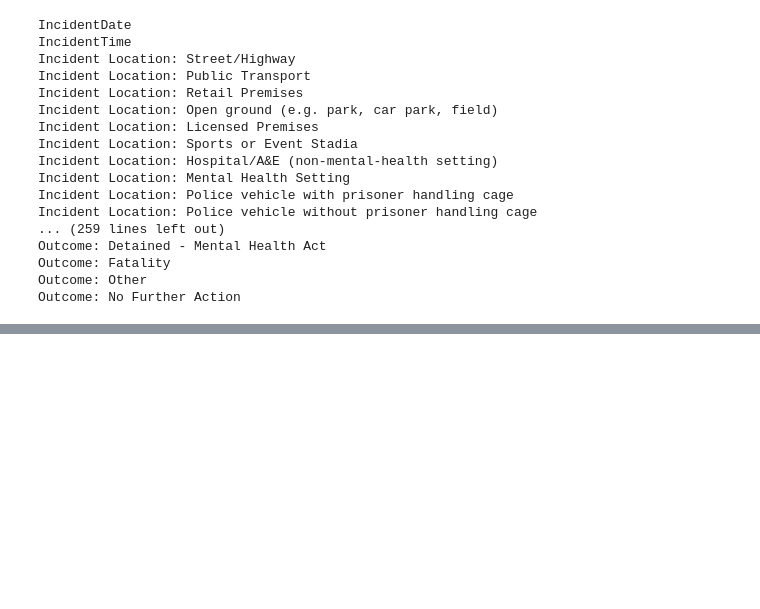
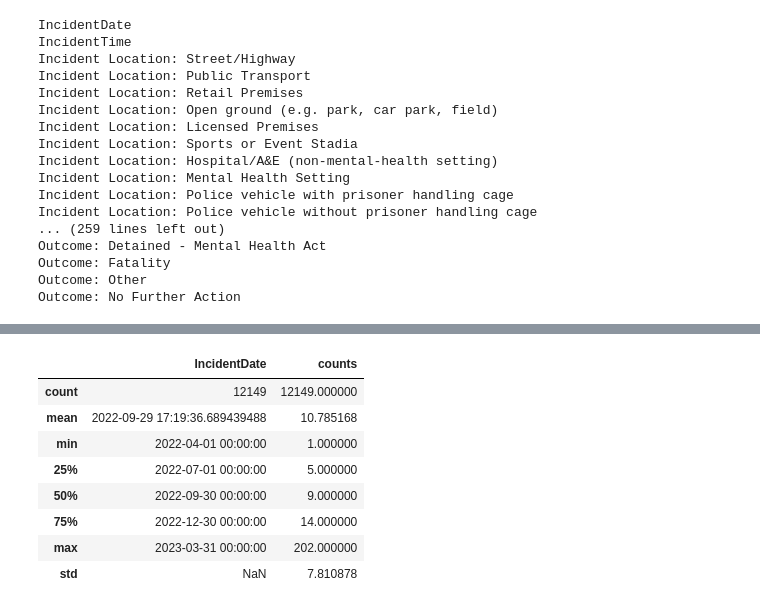
Before and after one commit to mlsystemdesignproject/neighbourhood-safety-prediction, a Jupyter notebook: notebooks/alex_use_force.ipynb, the cells around one changed output, grey strips where cells are left out. Saved outputs shown, nothing was run; the diff lists cells and outputs as text; code cells hidden in the pictures; blank space fills up the shorter version.

```diff
--- a/notebooks/alex_use_force.ipynb
+++ b/notebooks/alex_use_force.ipynb
@@ -119,0 +271,12 @@ Outcome: No Further Action
+# %%
+data.describe()
+# %% [output]
+|  | IncidentDate | counts |
+| count | 12149 | 12149.000000 |
+| mean | 2022-09-29 17:19:36.689439488 | 10.785168 |
+| min | 2022-04-01 00:00:00 | 1.000000 |
+| 25% | 2022-07-01 00:00:00 | 5.000000 |
+| 50% | 2022-09-30 00:00:00 | 9.000000 |
+| 75% | 2022-12-30 00:00:00 | 14.000000 |
+| max | 2023-03-31 00:00:00 | 202.000000 |
+| std | NaN | 7.810878 |
```
Also changed, not shown: parts of 27 cells of this notebook.
